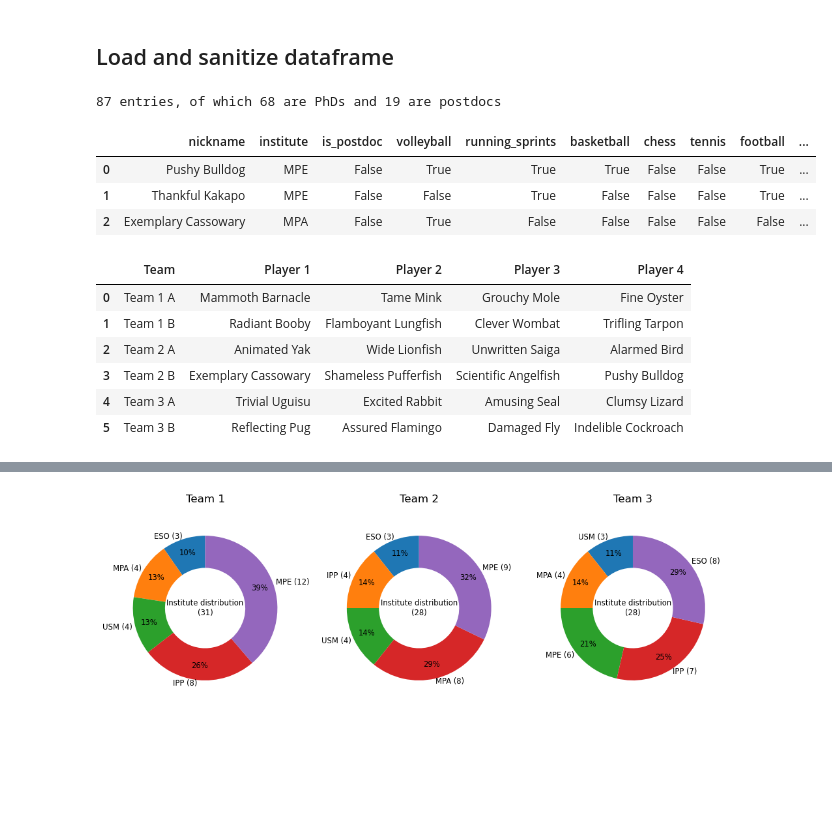
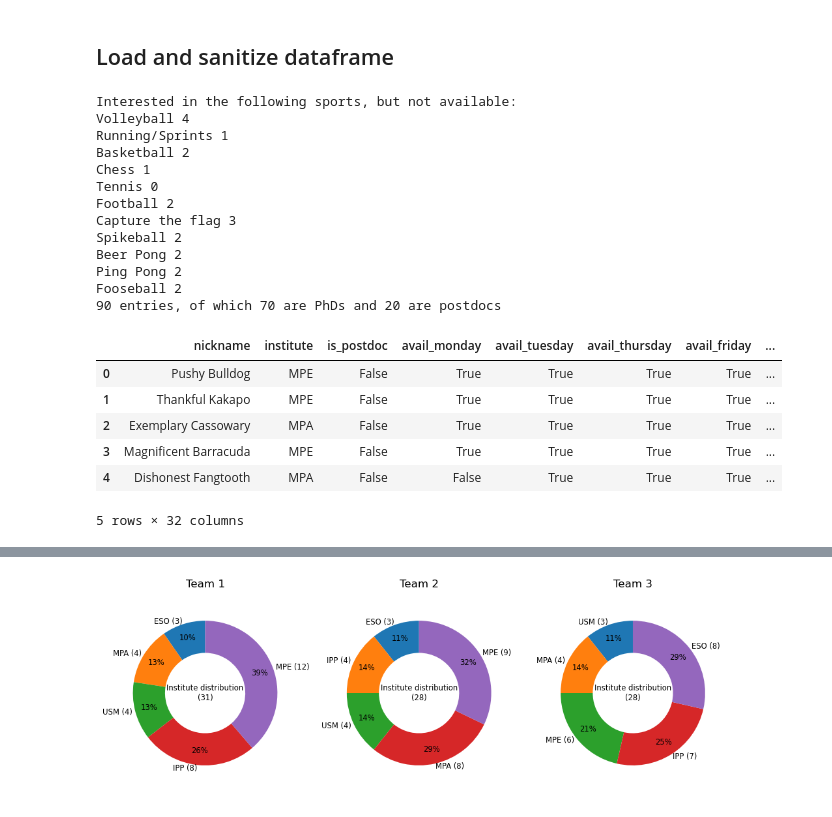
Before and after one commit to FBalzerMPE/imprs_sports_week, a Jupyter notebook: analyze_sportsweek_data.ipynb, the cells around one changed output, grey strips where cells are left out. Cells and saved outputs as stored; diff of their text form; code cells hidden in the pictures; blank space fills up the shorter version.

Commit message:
Added more details, unified header information, added callbacks to calendar, and provided all individual sports sites

```diff
--- a/analyze_sportsweek_data.ipynb
+++ b/analyze_sportsweek_data.ipynb
@@ -7,36 +7,26 @@ import helper_functions as hf
 # %%
 df = hf.sanitize_and_anonymize_data(rerun=True)
 
 print(f"{len(df)} entries, of which {np.sum(~df.is_postdoc)} are PhDs and {np.sum(df.is_postdoc)} are postdocs")
-df.head(3)
+df.head(5)
 # %% [output]
-87 entries, of which 68 are PhDs and 19 are postdocs
+Interested in the following sports, but not available:
+Volleyball 4
+Running/Sprints 1
+Basketball 2
+Chess 1
+Tennis 0
+Football 2
+Capture the flag 3
+Spikeball 2
+Beer Pong 2
+Ping Pong 2
+Fooseball 2
+90 entries, of which 70 are PhDs and 20 are postdocs
-|  | nickname | institute | is_postdoc | volleyball | running_sprints | basketball | chess | tennis | football | ... |
-| 0 | Pushy Bulldog | MPE | False | True | True | True | False | False | True | ... |
-| 1 | Thankful Kakapo | MPE | False | False | True | False | False | False | True | ... |
-| 2 | Exemplary Cassowary | MPA | False | True | False | False | False | False | False | ... |
+|  | nickname | institute | is_postdoc | avail_monday | avail_tuesday | avail_thursday | avail_friday | ... |
+| 0 | Pushy Bulldog | MPE | False | True | True | True | True | ... |
+| 1 | Thankful Kakapo | MPE | False | True | True | True | True | ... |
+| 2 | Exemplary Cassowary | MPA | False | True | True | True | True | ... |
+| 3 | Magnificent Barracuda | MPE | False | True | True | True | True | ... |
+| 4 | Dishonest Fangtooth | MPA | False | False | True | True | True | ... |
+5 rows × 32 columns
-# %%
-team_dict = {team_key + " " + subteam_key: subteam["nickname"].tolist()
-                for team_key, val in hf.SPORTS_EVENTS["volleyball"].sub_teams.items()
-                for subteam_key, subteam in val.items()
-            }
-import pandas as pd
-
-
-rows = [[team_key] + players for team_key, players in team_dict.items()]
-def get_row_color(row_val: str, alpha: float = 0.3) -> str:
-    for team in hf.ALL_TEAMS:
-        if team.name in row_val:
-            rgb = team.rgb_colors
-            return f'background-color: rgba({rgb[0]}, {rgb[1]}, {rgb[2]}, {alpha})'
-    return "background-color: white"
-subteams = pd.DataFrame(rows, columns=["Team"] + [f"Player {i+1}" for i in range(4)])
-subteams.style.apply(lambda row: [get_row_color(row["Team"])]*len(row), axis=1)
-# %% [output]
-|  | Team | Player 1 | Player 2 | Player 3 | Player 4 |
-| 0 | Team 1 A | Mammoth Barnacle | Tame Mink | Grouchy Mole | Fine Oyster |
-| 1 | Team 1 B | Radiant Booby | Flamboyant Lungfish | Clever Wombat | Trifling Tarpon |
-| 2 | Team 2 A | Animated Yak | Wide Lionfish | Unwritten Saiga | Alarmed Bird |
-| 3 | Team 2 B | Exemplary Cassowary | Shameless Pufferfish | Scientific Angelfish | Pushy Bulldog |
-| 4 | Team 3 A | Trivial Uguisu | Excited Rabbit | Amusing Seal | Clumsy Lizard |
-| 5 | Team 3 B | Reflecting Pug | Assured Flamingo | Damaged Fly | Indelible Cockroach |
```
Also changed, not shown: parts of 7 cells of this notebook, 26 other files.
